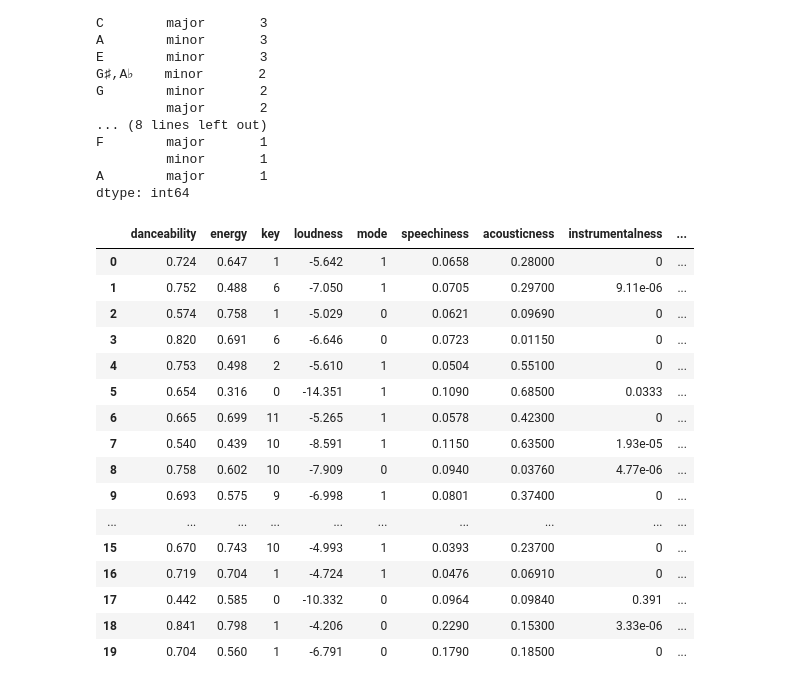
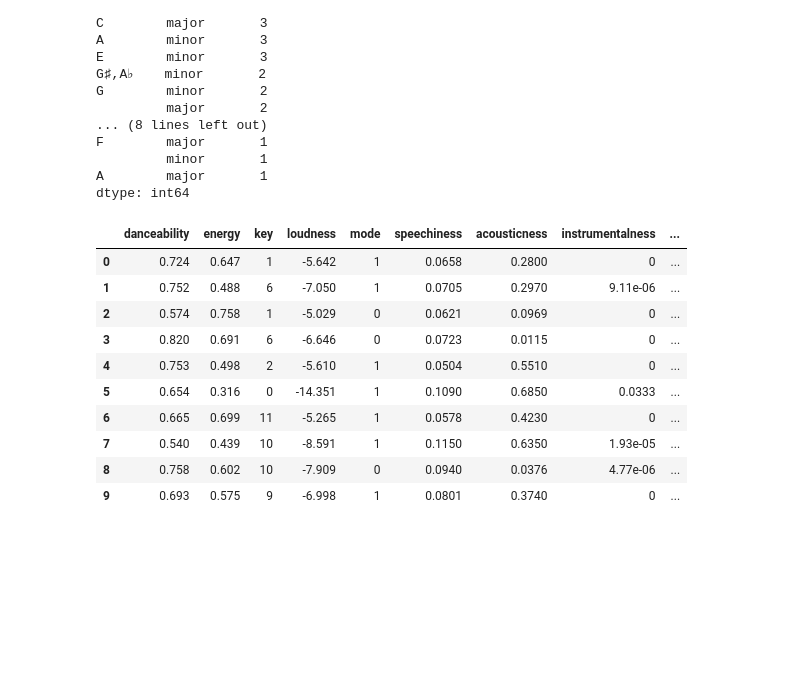
Before and after one commit to rreinette/BEAVERMATRIX, a Jupyter notebook: spotify/randy/Challenge_Data.ipynb, the cells around one changed output. Saved outputs shown, nothing was run; the diff lists cells and outputs as text; code cells hidden in the pictures; blank space fills up the shorter version.

```diff
--- a/spotify/randy/Challenge_Data.ipynb
+++ b/spotify/randy/Challenge_Data.ipynb
@@ -84,5 +71,0 @@ array([   0, 1926, 1927, 1929, 1930, 1934, 1935, 1936, 1940, 1947, 1950,
-# %%
-data_spotify = pd.read_csv(path + "featuresdf.csv")
-print("Dimension data : ", data_spotify.shape)
-pd.set_option('display.max_columns', 60)
-data_spotify.head(20)
@@ -312,26 +237,18 @@ F        major       1
 A        major       1
 dtype: int64
 # %%
-df = pd.merge(df_audio_features,
-                 df_artist[['artist', 'id']],
-                 on='id')
+df = pd.merge(df_audio_features, df_artist[['artist', 'id']], on='id')
 
-df.head(20)
+df.head(10)
 # %% [output]
 |  | danceability | energy | key | loudness | mode | speechiness | acousticness | instrumentalness | ... |
-| 0 | 0.724 | 0.647 | 1 | -5.642 | 1 | 0.0658 | 0.28000 | 0 | ... |
-| 1 | 0.752 | 0.488 | 6 | -7.050 | 1 | 0.0705 | 0.29700 | 9.11e-06 | ... |
-| 2 | 0.574 | 0.758 | 1 | -5.029 | 0 | 0.0621 | 0.09690 | 0 | ... |
-| 3 | 0.820 | 0.691 | 6 | -6.646 | 0 | 0.0723 | 0.01150 | 0 | ... |
-| 4 | 0.753 | 0.498 | 2 | -5.610 | 1 | 0.0504 | 0.55100 | 0 | ... |
-| 5 | 0.654 | 0.316 | 0 | -14.351 | 1 | 0.1090 | 0.68500 | 0.0333 | ... |
-| 6 | 0.665 | 0.699 | 11 | -5.265 | 1 | 0.0578 | 0.42300 | 0 | ... |
-| 7 | 0.540 | 0.439 | 10 | -8.591 | 1 | 0.1150 | 0.63500 | 1.93e-05 | ... |
-| 8 | 0.758 | 0.602 | 10 | -7.909 | 0 | 0.0940 | 0.03760 | 4.77e-06 | ... |
-| 9 | 0.693 | 0.575 | 9 | -6.998 | 1 | 0.0801 | 0.37400 | 0 | ... |
-| ... | ... | ... | ... | ... | ... | ... | ... | ... | ... |
-| 15 | 0.670 | 0.743 | 10 | -4.993 | 1 | 0.0393 | 0.23700 | 0 | ... |
-| 16 | 0.719 | 0.704 | 1 | -4.724 | 1 | 0.0476 | 0.06910 | 0 | ... |
-| 17 | 0.442 | 0.585 | 0 | -10.332 | 0 | 0.0964 | 0.09840 | 0.391 | ... |
-| 18 | 0.841 | 0.798 | 1 | -4.206 | 0 | 0.2290 | 0.15300 | 3.33e-06 | ... |
-| 19 | 0.704 | 0.560 | 1 | -6.791 | 0 | 0.1790 | 0.18500 | 0 | ... |
+| 0 | 0.724 | 0.647 | 1 | -5.642 | 1 | 0.0658 | 0.2800 | 0 | ... |
+| 1 | 0.752 | 0.488 | 6 | -7.050 | 1 | 0.0705 | 0.2970 | 9.11e-06 | ... |
+| 2 | 0.574 | 0.758 | 1 | -5.029 | 0 | 0.0621 | 0.0969 | 0 | ... |
+| 3 | 0.820 | 0.691 | 6 | -6.646 | 0 | 0.0723 | 0.0115 | 0 | ... |
+| 4 | 0.753 | 0.498 | 2 | -5.610 | 1 | 0.0504 | 0.5510 | 0 | ... |
+| 5 | 0.654 | 0.316 | 0 | -14.351 | 1 | 0.1090 | 0.6850 | 0.0333 | ... |
+| 6 | 0.665 | 0.699 | 11 | -5.265 | 1 | 0.0578 | 0.4230 | 0 | ... |
+| 7 | 0.540 | 0.439 | 10 | -8.591 | 1 | 0.1150 | 0.6350 | 1.93e-05 | ... |
+| 8 | 0.758 | 0.602 | 10 | -7.909 | 0 | 0.0940 | 0.0376 | 4.77e-06 | ... |
+| 9 | 0.693 | 0.575 | 9 | -6.998 | 1 | 0.0801 | 0.3740 | 0 | ... |
```
Also changed, not shown: parts of 21 cells of this notebook.
